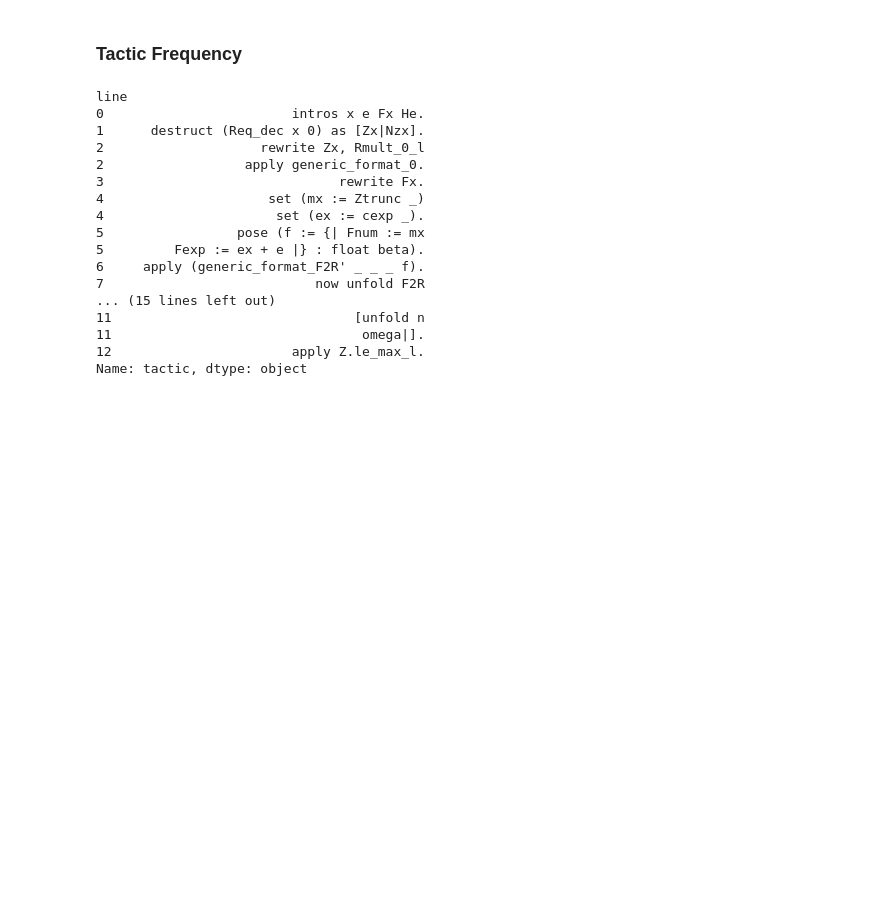
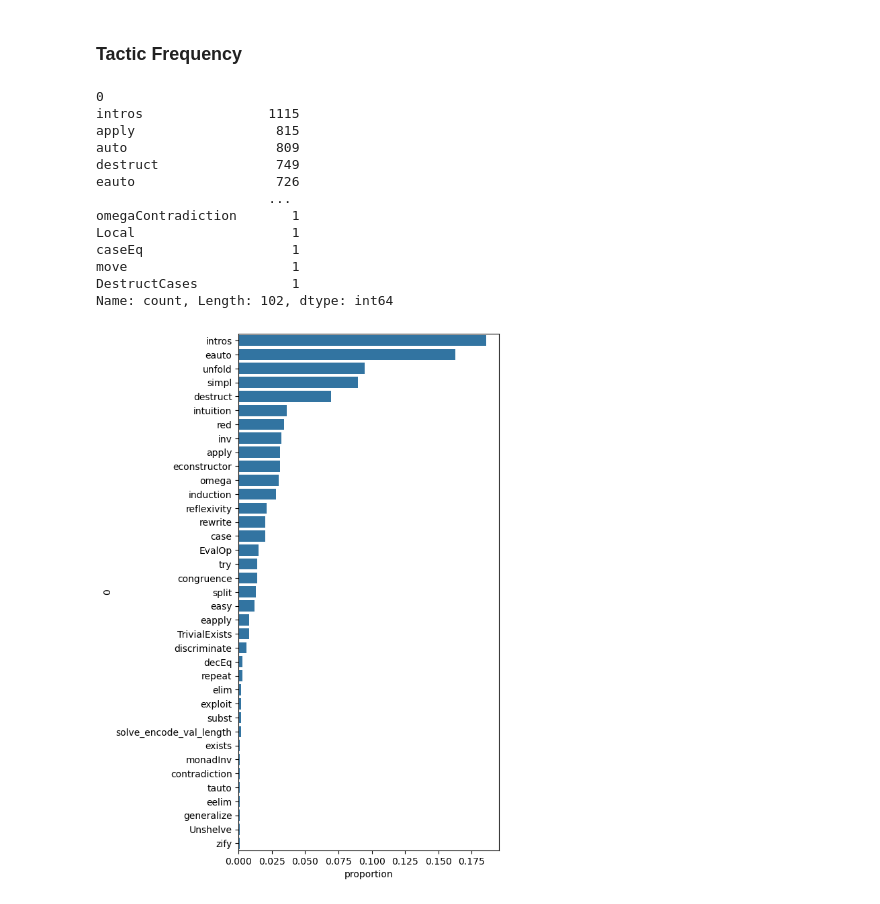
Before and after one commit to kfish610/ProverbotCompCertComparison, a Jupyter notebook: ProverbotComparison.ipynb, the cells around one changed output. Saved outputs shown, nothing was run; the diff lists cells and outputs as text; code cells hidden in the pictures; blank space fills up the shorter version.

Commit message:
Get tactics for tfidf, some frequency analysis

```diff
--- a/ProverbotComparison.ipynb
+++ b/ProverbotComparison.ipynb
@@ -359,25 +359,32 @@ no_selectors = no_comments.str.replace(r'^\d+:', '', regex=True)
 # Delete Ltac declarations
 no_ltac = no_selectors.drop(index=no_selectors[no_selectors.str.startswith('Ltac')].index)
 
-tactics = no_ltac.str.split(';').explode().str.strip()
-tactics[tactics.str.match(r'^[^a-zA-Z\-+*]')]
+# Get all tactics, including those combined with ;
+tactic_invocations = no_ltac.str.split(';').explode().str.strip()
+# Remove subgoals handled with [ | ] syntax, as this is so rare it is not worth handling specially.
+no_brackets = tactic_invocations.drop(index=tactic_invocations[tactic_invocations.str.startswith('[')].index)
 
-tactics[idx['Mult_error', 6, 'orig', :]]
+tactics = no_brackets.str.split(r'[ .()=]', n=1, expand=True)[0]
+
+tactics.value_counts()
 # %% [output]
-line
-0                        intros x e Fx He.
-1      destruct (Req_dec x 0) as [Zx|Nzx].
-2                    rewrite Zx, Rmult_0_l
-2                  apply generic_format_0.
-3                              rewrite Fx.
-4                     set (mx := Ztrunc _)
-4                      set (ex := cexp _).
-5                 pose (f := {| Fnum := mx
-5         Fexp := ex + e |} : float beta).
-6     apply (generic_format_F2R' _ _ _ f).
-7                           now unfold F2R
-... (15 lines left out)
-11                               [unfold n
-11                                omega|].
-12                       apply Z.le_max_l.
-Name: tactic, dtype: object
+0
+intros                1115
+apply                  815
+auto                   809
+destruct               749
+eauto                  726
+                      ...
+omegaContradiction       1
+Local                    1
+caseEq                   1
+move                     1
+DestructCases            1
+Name: count, Length: 102, dtype: int64
+# %%
+pred_tactics = tactics[idx[:, :, 'pred', :]]
+
+plt.figure(figsize=(5, 10))
+sns.countplot(data=pred_tactics.reset_index(drop=True), order=pred_tactics.value_counts().index, stat='proportion');
+# %% [output]
+[figure, added]
```
Also changed, not shown: parts of 7 cells of this notebook.
